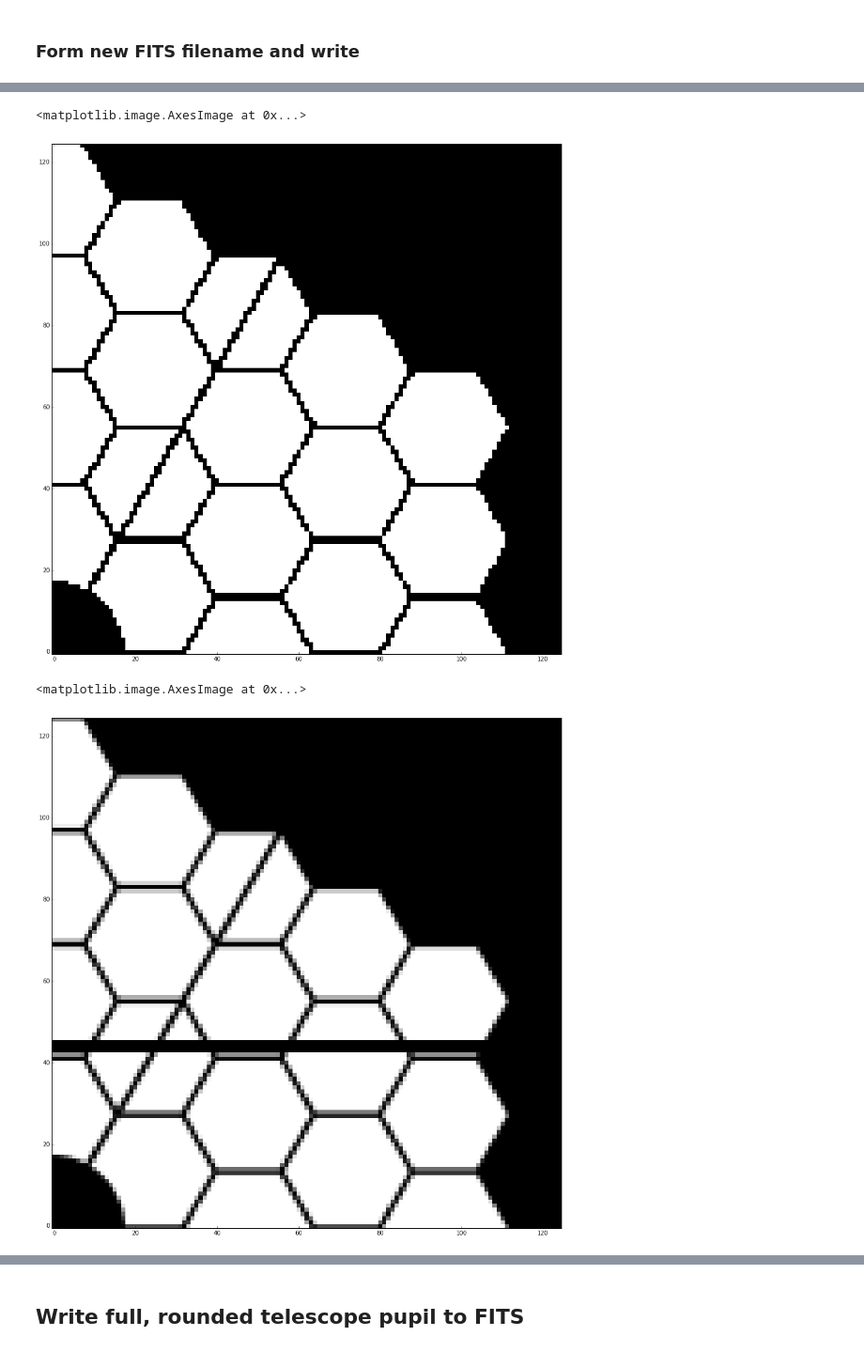
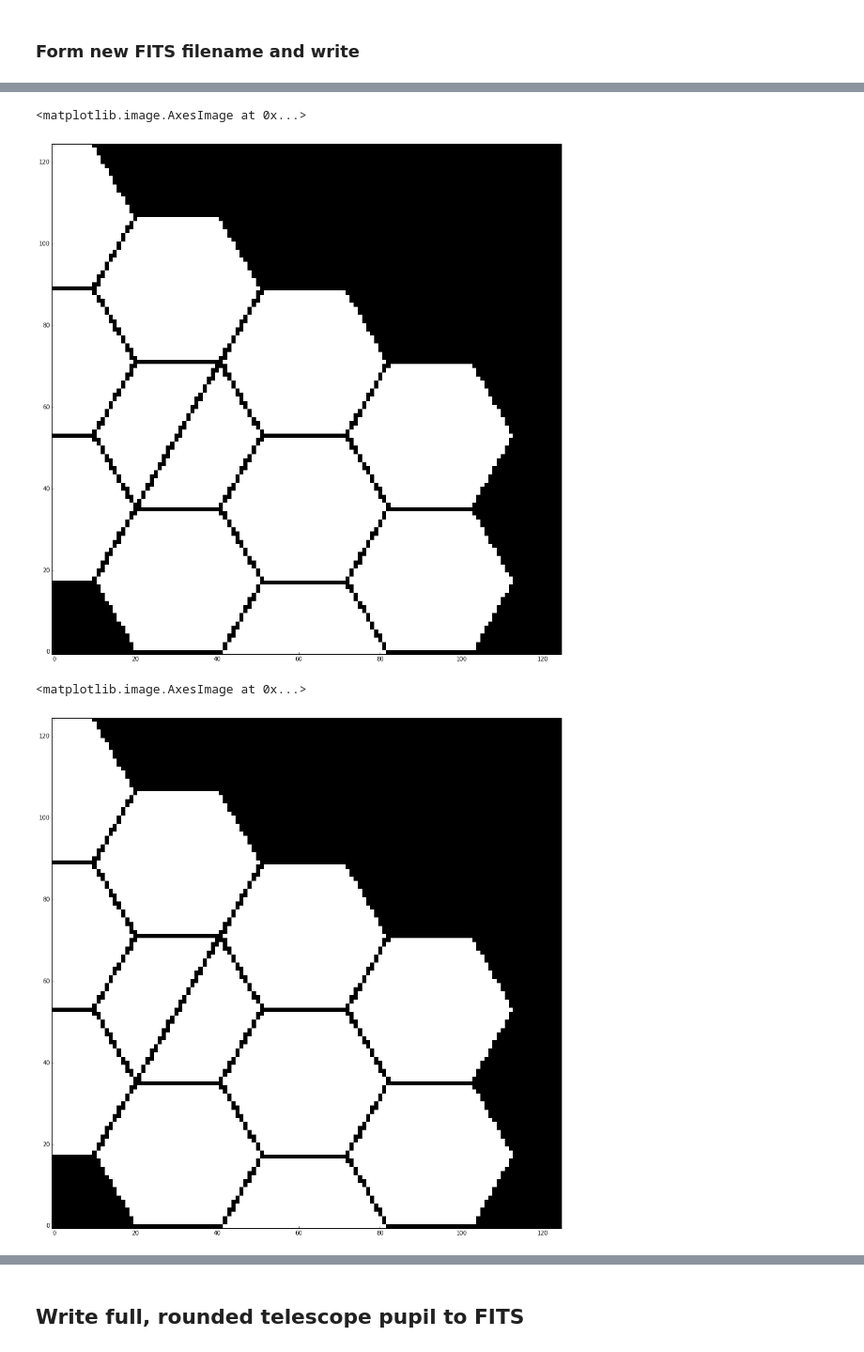
Before and after one commit to neilzim/SCDA, a Jupyter notebook: make_telap.ipynb, the cells around one changed output, grey strips where cells are left out. Shown at 94% size. Drawn from its saved outputs; the diff is of its cells as text; code cells hidden in the pictures.

```diff
--- a/make_telap.ipynb
+++ b/make_telap.ipynb
@@ -38,13 +38,13 @@ Destination /astro/opticslab1/SCDA/Apertures/InputMasks_v4/TelAp already exists
 ## Set basic parameters
 # %%
 overwrite = False
-prim_key = "hex4"
+prim_key = "hex3"
 secobs_key = "X"
 centobs = True
 D = 2000
 N = 125 # quadrant width after binning
 symm = 'quart' # set to either 'quart' or 'half'
-gap = 3 # minimum segment gap width at N=250 after rounding to binary
+gap = 2 # minimum segment gap width at N=250 after rounding to binary
 # %% [markdown]
 ## Load an aperture and a secondary obstruction, plot the product
 # %%
@@ -235,15 +237,16 @@ plt.figure(figsize=(16,16))
 plt.imshow(np.round(telap_load))
 # %% [output]
 <matplotlib.image.AxesImage at 0x...>
-[figure, old version]
+[figure, new version]
 # %%
 plt.figure(figsize=(16,16))
-telap_load[43:46,:] = 0
-#plt.imshow(np.round(telap_load))
-plt.imshow(telap_load)
+#telap_load[43:46,:] = 0
+plt.imshow(np.round(telap_load))
+#plt.imshow(np.floor(telap_load))
+#plt.imshow(telap_load)
 # %% [output]
 <matplotlib.image.AxesImage at 0x...>
-[figure, old version]
+[figure, new version]
 # %%
 plt.figure(figsize=(16,16))
 
```
Also changed, not shown: parts of 9 cells of this notebook, 1 other file.
